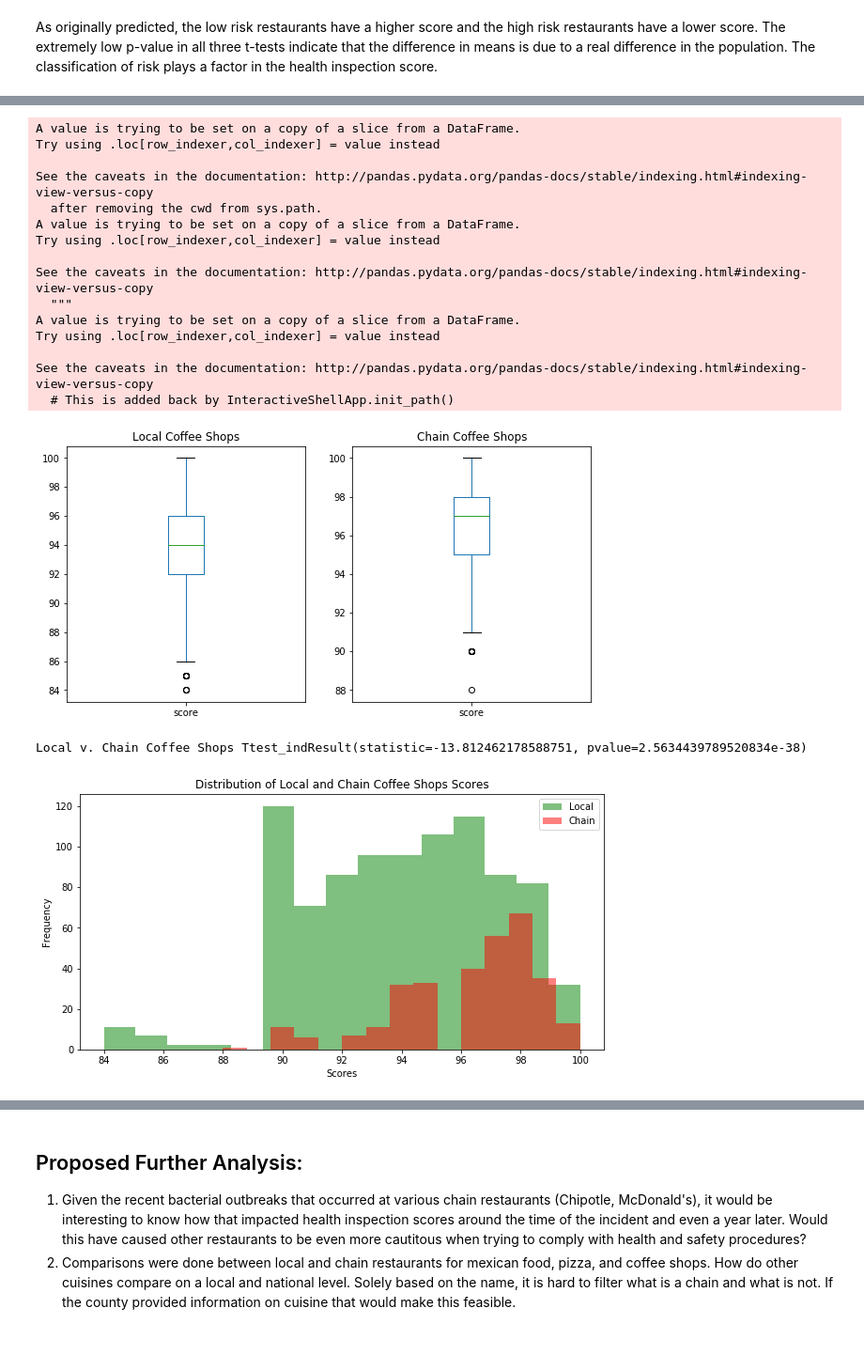
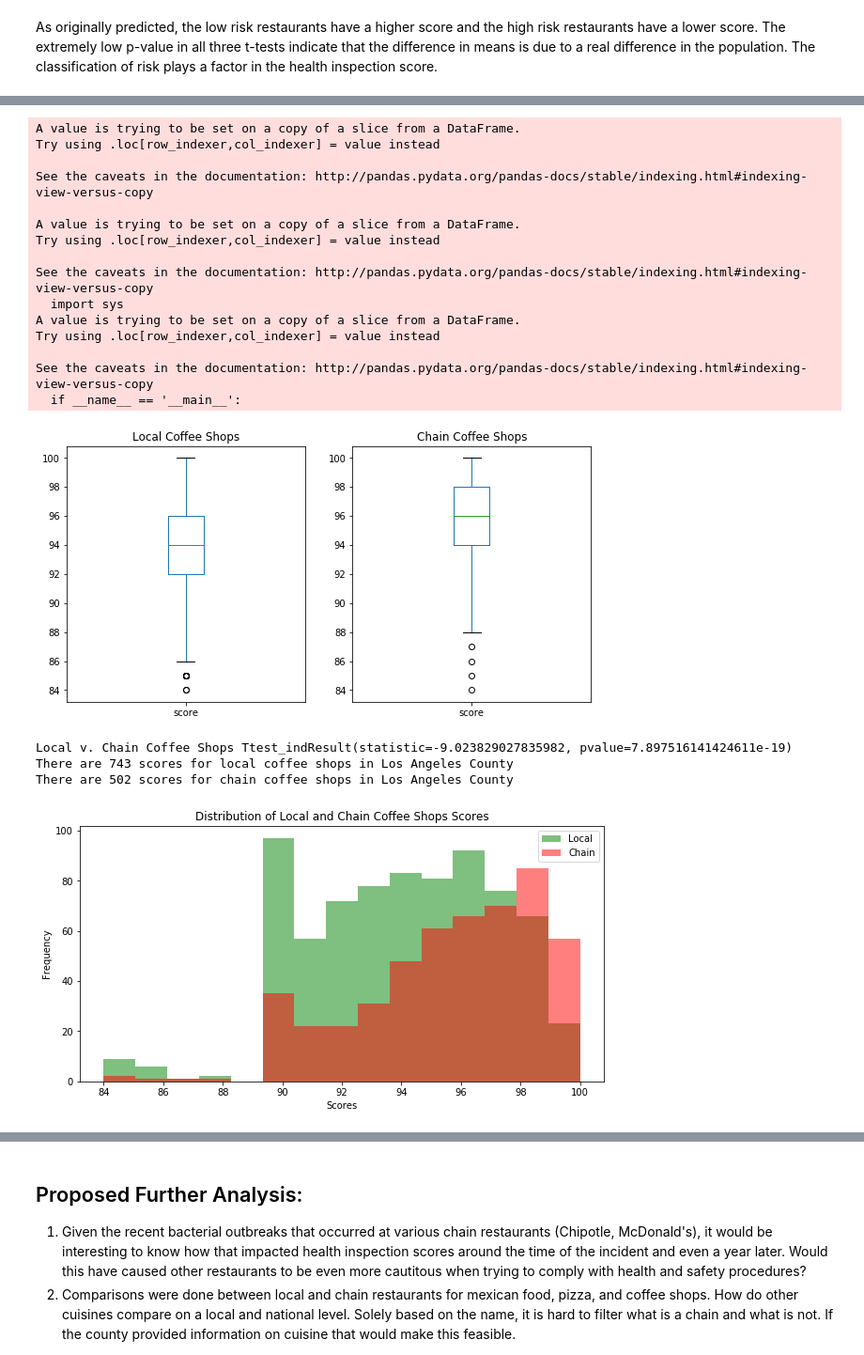
Before and after one commit to salilketkar/Thinkful, a Jupyter notebook: capstoneprep.ipynb, the cells around one changed output, grey strips where cells are left out. Shown at 94% size. Drawn from its saved outputs; the diff is of its cells as text; code cells hidden in the pictures.

```diff
--- a/capstoneprep.ipynb
+++ b/capstoneprep.ipynb
@@ -185,18 +193,27 @@ As originally predicted, the low risk restaurants have a higher score and the hi
+# %%
+#defining a function to check if a string is contained in the name of a restaurant
+
+def contains(st, main):
+    for s in st:
+        if s in main:
+            return True
+    return False
 # %%
 #comparing local mexican restaurants to chain mexican
 #some local mexican restaurants
 
-la_inspections_new['localmex']=la_inspections_new['facility_name_new'].apply(lambda x: x.find(('Taco' or 'Mexican'))>=0)
-la_inspections_new['notlocalmex']=la_inspections_new['facility_name_new'].apply(lambda x: x.find('Taco Bell' or 'Mexican Grill' or 'Del Taco')>=0)
+localmex_list= ['Taco','Mexican']
+chainmex_list = ['Chipotle Mexican', 'Del Taco', 'Taco Bell','Qdoba']
+la_inspections_new['localmex']=la_inspections_new['facility_name_new'].apply(lambda x: contains(localmex_list, x))
+la_inspections_new['notlocalmex']=la_inspections_new['facility_name_new'].apply(lambda x: contains(chainmex_list, x))
 localMex = la_inspections_new[(la_inspections_new['localmex'] == True) & (la_inspections_new['notlocalmex'] == False)]
+localMex['correction'] = localMex['facility_name_new'].apply(lambda x: contains(chainmex_list, x))
+localMex = localMex[(localMex['correction'] == False)]
 localMex = localMex[(localMex['score']>=84)]
 
-
 #some chain mexican restaurants
-la_inspections_new['chainmex']=la_inspections_new['facility_name_new'].apply(lambda x: x.find('Chipotle' or 'Taco Bell' or 'Qdoba' or 'Del Taco')>=0)
-chainMex = la_inspections_new[(la_inspections_new['chainmex'] == True)]
+chainMex = la_inspections_new[(la_inspections_new['notlocalmex'] == True)]
 chainMex = chainMex[(chainMex['score']>=84)]
-
 
 #create boxplot and t-test for this comparison
 fig = plt.figure(figsize=(10, 5))
@@ -210,6 +227,8 @@ chainMex['score'].plot(kind='box',title='Chain Mexican Restaurants')
 plt.show()
 
 print('Local v. Chain Mexican Restaurants',ttest_ind(localMex['score'], chainMex['score'], equal_var=False))
+print('There are', localMex['facility_name_new'].count(),'scores for local Mexican restaurants in Los Angeles County.')
+print('There are', chainMex['facility_name_new'].count(),'scores for chain Mexican restaurants in Los Angeles County.')
 # %% [output]
 A value is trying to be set on a copy of a slice from a DataFrame.
 Try using .loc[row_indexer,col_indexer] = value instead
@@ -244,48 +265,53 @@ plt.show()
 #comparing local restaurants to chain
 #some local coffee shops
 
-la_inspections_new['localcoffee']=la_inspections_new['facility_name_new'].apply(lambda x: x.find(('Coffee' or 'Coffee Shop' or 'Cafe'))>=0)
-la_inspections_new['notlocalcoffee']=la_inspections_new['facility_name_new'].apply(lambda x: x.find(('Starbucks' or 'Tea Leaf' or 'Peets'))>=0)
+localcoffee_list= ['Coffee', 'Coffee Shop']
+chaincoffee_list = ['Starbucks', 'Peets', 'Coffee Bean','Dunkin Donuts']
+la_inspections_new['localcoffee']=la_inspections_new['facility_name_new'].apply(lambda x: contains(localcoffee_list, x))
+la_inspections_new['notlocalcoffee']=la_inspections_new['facility_name_new'].apply(lambda x: contains(chaincoffee_list, x))
 localCoffee = la_inspections_new[(la_inspections_new['localcoffee'] == True) & (la_inspections_new['notlocalcoffee'] == False)]
+localCoffee['correction'] = localCoffee['facility_name_new'].apply(lambda x: contains(chaincoffee_list, x))
+localCoffee = localCoffee[(localCoffee['correction'] == False)]
 localCoffee = localCoffee[(localCoffee['score']>=84)]
 
-
-#some chain coffee restaurants
-la_inspections_new['chaincoffee']=la_inspections_new['facility_name_new'].apply(lambda x: x.find('Starbucks' or 'Coffee Bean ' or 'Peets')>=0)
-chainCoffee = la_inspections_new[(la_inspections_new['chaincoffee'] == True)]
+#some chain coffee shops
+chainCoffee = la_inspections_new[(la_inspections_new['notlocalcoffee'] == True)]
 chainCoffee = chainCoffee[(chainCoffee['score']>=84)]
-
 
 #create boxplot and t-test for this comparison
 fig = plt.figure(figsize=(10, 5))
 
 fig.add_subplot(1,2,1)
 localCoffee['score'].plot(kind='box',title='Local Coffee Shops')
 
 fig.add_subplot(1,2,2)
 chainCoffee['score'].plot(kind='box',title='Chain Coffee Shops')
 
 plt.show()
 
 print('Local v. Chain Coffee Shops',ttest_ind(localCoffee['score'], chainCoffee['score'], equal_var=False))
+print('There are', localCoffee['facility_name_new'].count(),'scores for local coffee shops in Los Angeles County.')
+print('There are', chainCoffee['facility_name_new'].count(),'scores for chain coffee shops in Los Angeles County.')
 # %% [output]
 A value is trying to be set on a copy of a slice from a DataFrame.
 Try using .loc[row_indexer,col_indexer] = value instead
 
 See the caveats in the documentation: http://pandas.pydata.org/pandas-docs/stable/indexing.html#indexing-view-versus-copy
-  after removing the cwd from sys.path.
+
 A value is trying to be set on a copy of a slice from a DataFrame.
 Try using .loc[row_indexer,col_indexer] = value instead
 
 See the caveats in the documentation: http://pandas.pydata.org/pandas-docs/stable/indexing.html#indexing-view-versus-copy
-  """
+  import sys
 A value is trying to be set on a copy of a slice from a DataFrame.
 Try using .loc[row_indexer,col_indexer] = value instead
 
 See the caveats in the documentation: http://pandas.pydata.org/pandas-docs/stable/indexing.html#indexing-view-versus-copy
-  # This is added back by InteractiveShellApp.init_path()
+  if __name__ == '__main__':
-[figure, old version]
+[figure, new version]
-Local v. Chain Coffee Shops Ttest_indResult(statistic=-13.812462178588751, pvalue=2.5634439789520834e-38)
+Local v. Chain Coffee Shops Ttest_indResult(statistic=-9.023829027835982, pvalue=7.897516141424611e-19)
+There are 743 scores for local coffee shops in Los Angeles County
+There are 502 scores for chain coffee shops in Los Angeles County
 # %%
 #histogram for local and chain coffee shops to show how data is distributed
 
@@ -297,5 +323,5 @@ plt.xlabel('Scores')
 plt.legend(['Local','Chain'], loc='best')
 plt.show()
 # %% [output]
-[figure, old version]
+[figure, new version]
 # %%
```
Also changed, not shown: parts of 10 cells of this notebook.
